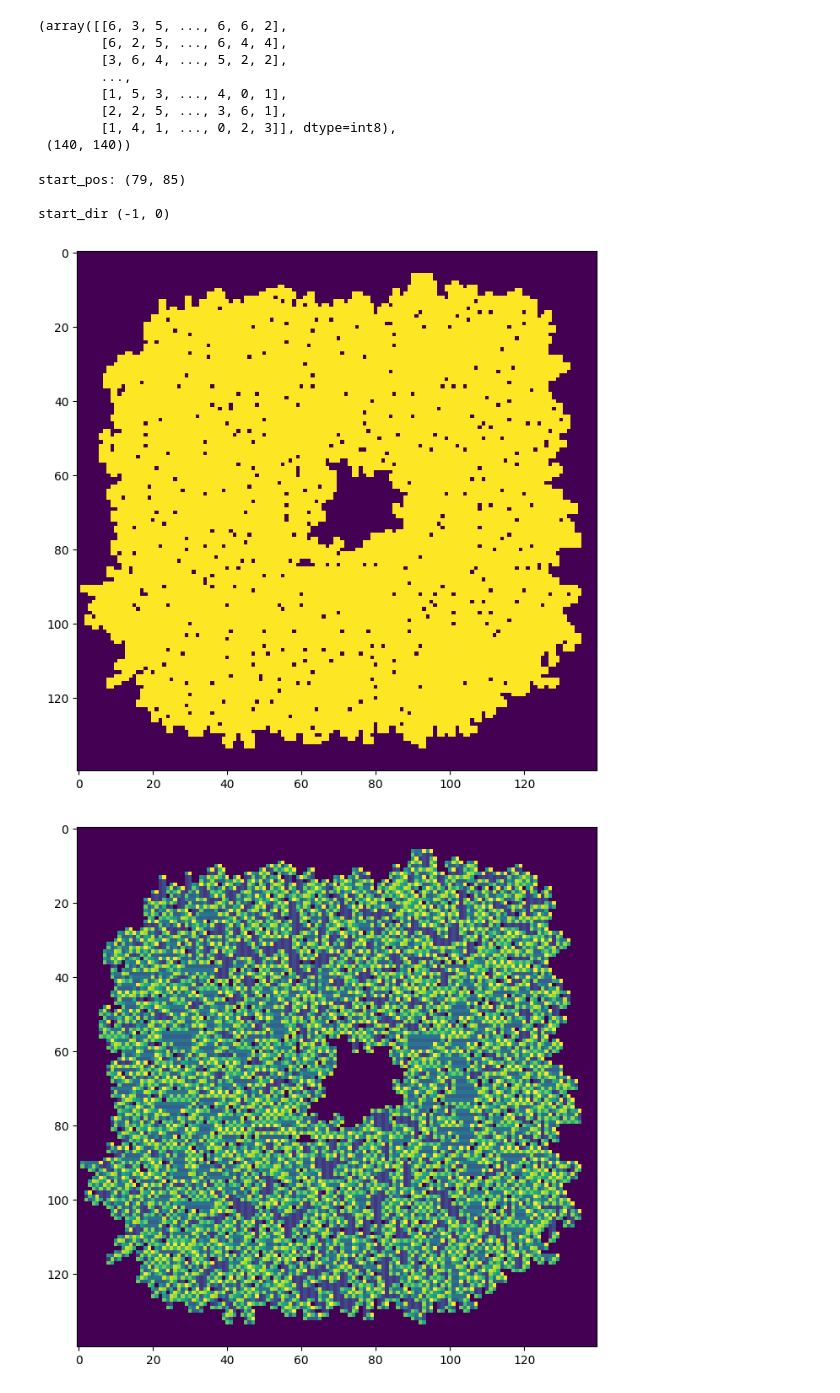
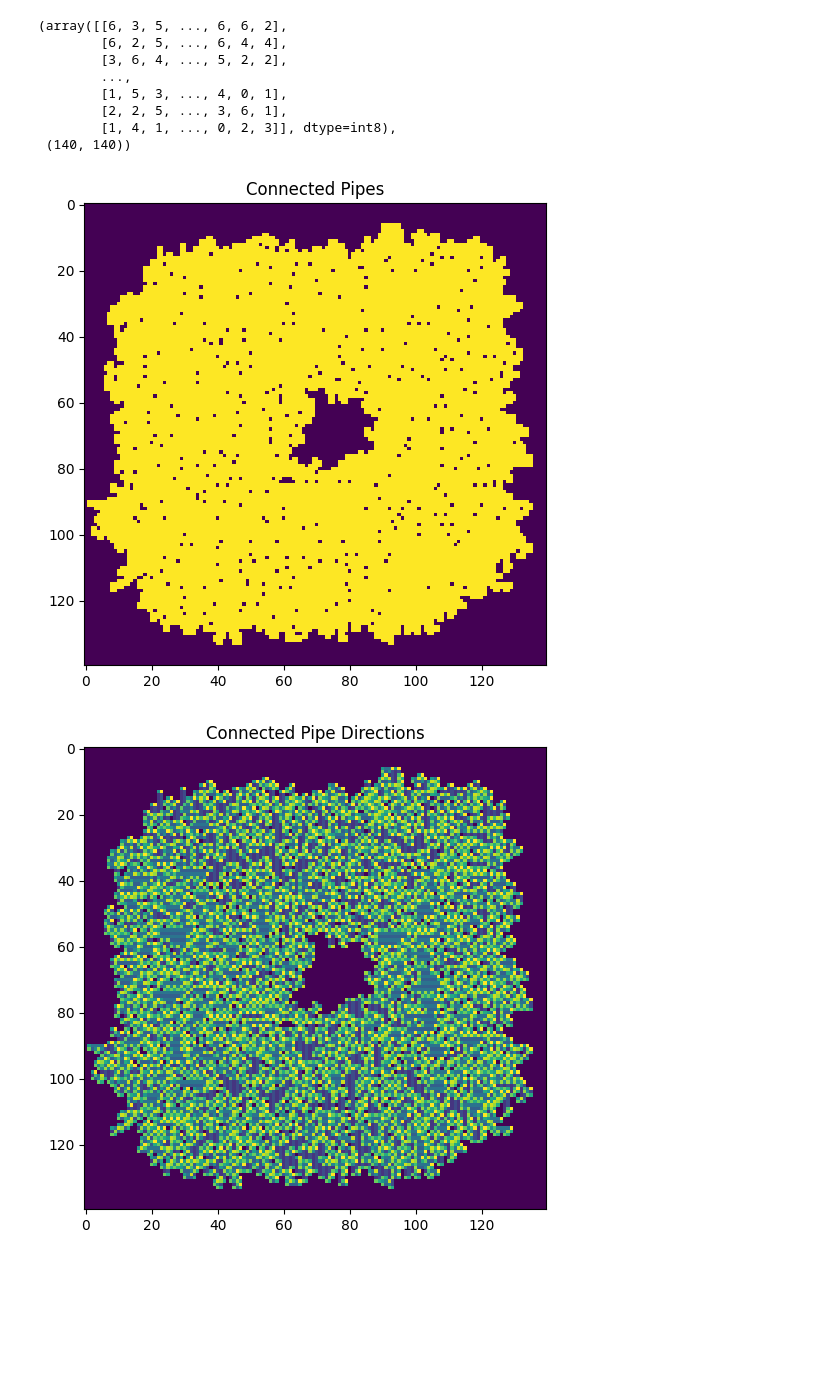
Before and after one commit to enricd/AdventOfCode, a Jupyter notebook: y_2023/day10.ipynb, the cells around one changed output. Saved outputs shown, nothing was run; the diff lists cells and outputs as text; code cells hidden in the pictures; blank space fills up the shorter version.

```diff
--- a/y_2023/day10.ipynb
+++ b/y_2023/day10.ipynb
@@ -48,7 +48,9 @@ check_connected = {
     7: {(-1, 0): [1, 5, 6], (1, 0): [1, 3, 4], (0, -1): [2, 3, 6], (0, 1): [2, 4, 5]}   # S
 }
 
+# For part 2
 conn_dirs = {
+    # ((incoming dir), pipe) -> pipe direction
     ((-1, 0), 1): 1,    # up
     ((1, 0), 1): 2,     # down
     ((0, -1), 2): 3,    # left
@@ -65,7 +67,7 @@ conn_dirs = {
 
 start_pos = np.where(map_pipes == 7)
 start_pos = (start_pos[0][0], start_pos[1][0])
-print("start_pos:", start_pos)
+# print("start_pos:", start_pos)
 found = False
 
 paths = {}
@@ -73,7 +75,7 @@ conn_maps = []
 dir_maps = []
 
 for start_dir in check_connected[7]:
-    print("\nstart_dir", start_dir)
+    # print("\nstart_dir", start_dir)
     if found:
         break
 
@@ -98,37 +100,36 @@ for start_dir in check_connected[7]:
                 if np.all(prev_dir + dir == [0, 0]):
                     continue
 
                 new_pos = pos + np.array(dir)
                 if map_pipes[*new_pos] in check_connected[map_pipes[*pos]][dir]:
                     map_connected[*new_pos] = 1
                     map_conn_dirs[*new_pos] = conn_dirs[(tuple(dir), map_pipes[*new_pos])] if tuple(new_pos) != start_pos else 11
                     prev_dir = np.array(dir)
                     pos = new_pos
                     paths[start_dir].append(pos)
                     if tuple(new_pos) == start_pos:
                         found = True
                     break
 
                 else:
                     is_next_pipe = False
                     break
 
         conn_maps.append(map_connected)
         dir_maps.append(map_conn_dirs)
-        plt.figure(figsize=(8, 8))
+        plt.figure(figsize=(6, 6))
+        plt.title("Connected Pipes")
         plt.imshow(map_connected)
         plt.show()
 
-        plt.figure(figsize=(8, 8))
+        plt.figure(figsize=(6, 6))
         plt.imshow(map_conn_dirs)
+        plt.title("Connected Pipe Directions")
         plt.show()
 
 max_path = max([len(p) for p in paths.values()])
 
 print("\n\nResult 1:", int(max_path / 2))
 # %% [output]
-start_pos: (79, 85)
-
-start_dir (-1, 0)
-[figure, old version]
+[figure, new version]
-[figure, old version]
+[figure, new version]
```
Also changed, not shown: parts of 3 cells of this notebook, 2 other files.
